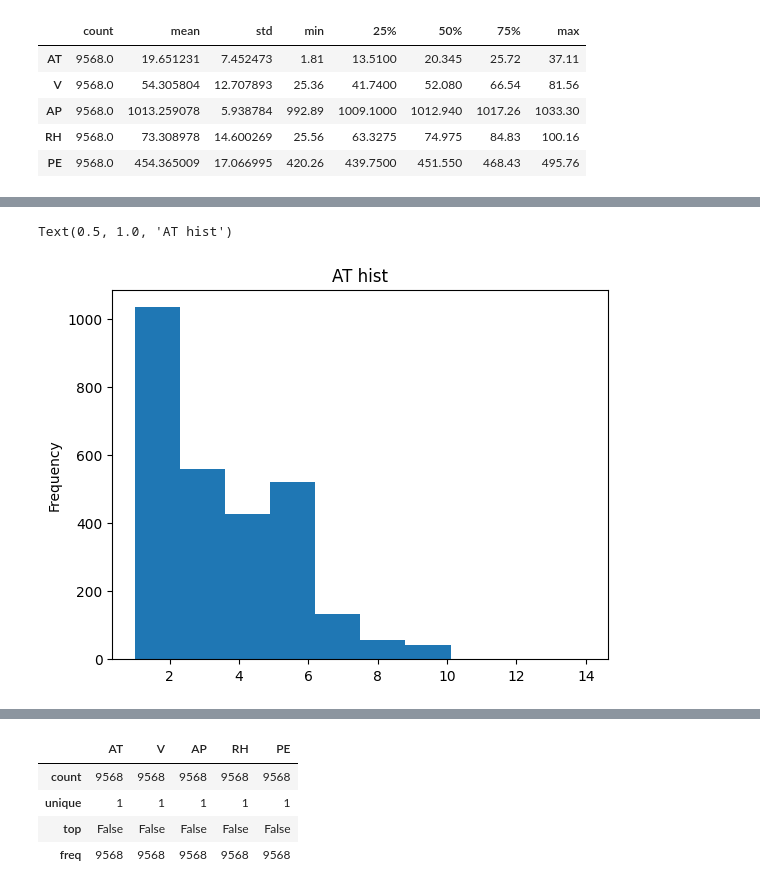
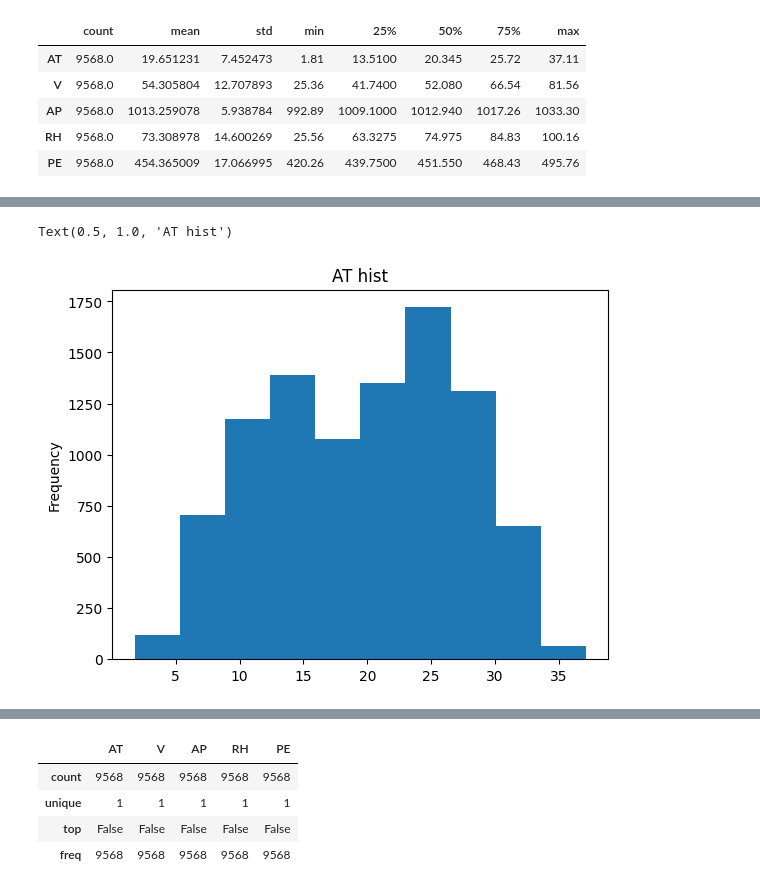
Before and after one commit to isralennon/MSAAI500, a Jupyter notebook: CCPP_significance_tests.ipynb, the cells around one changed output, grey strips where cells are left out. Cells and saved outputs as stored; diff of their text form; code cells hidden in the pictures.

```diff
--- a/CCPP_significance_tests.ipynb
+++ b/CCPP_significance_tests.ipynb
@@ -72,7 +72,7 @@ Text(0.5, 1.0, 'RH hist')
 # %%
-df['AT'].value_counts().plot(kind='hist')
+df['AT'].plot(kind='hist')
 plt.title('AT hist')
 # %% [output]
 Text(0.5, 1.0, 'AT hist')
-[figure, old version]
+[figure, new version]
 # %%
```
Also changed, not shown: parts of 96 cells of this notebook, 1 other file.
